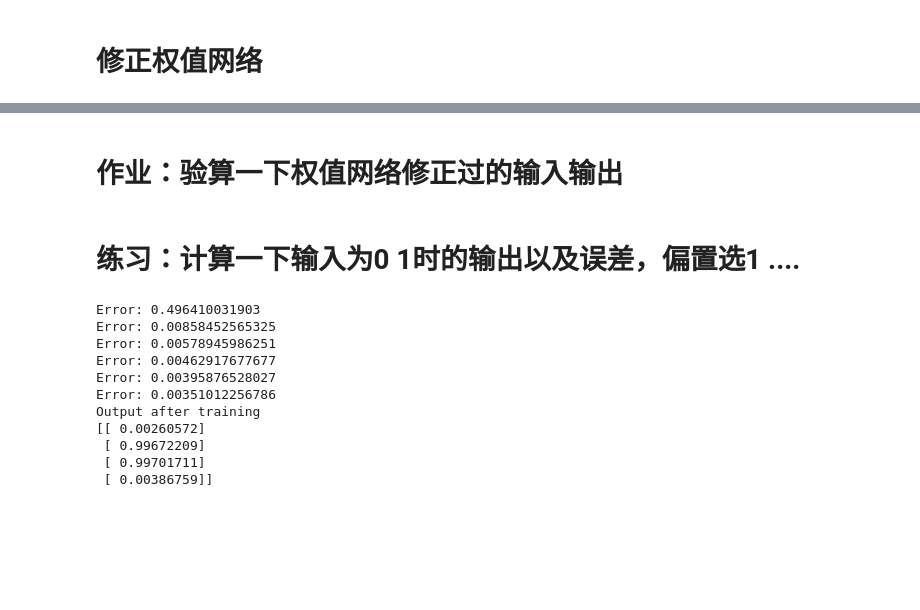
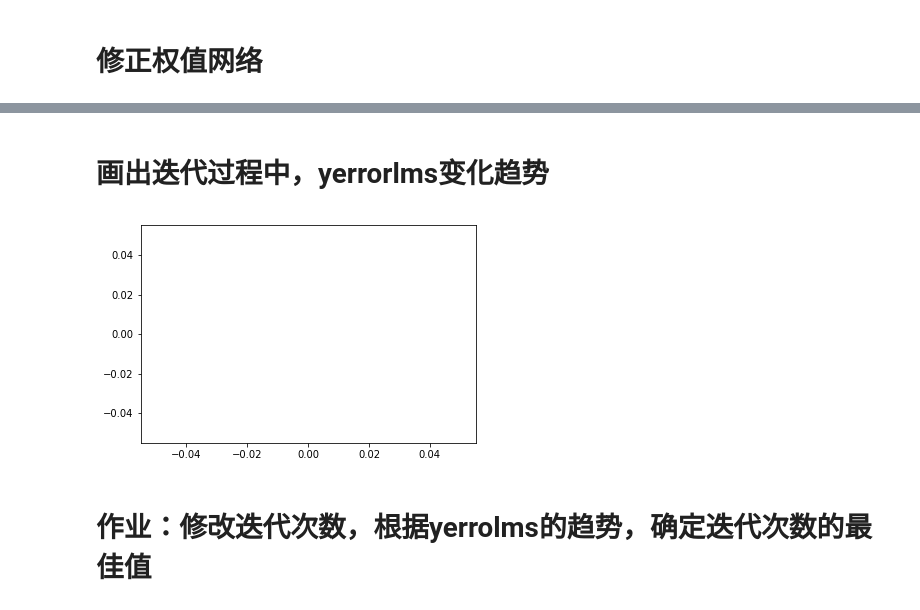
Before and after one commit to georgemaxx/hm18, a Jupyter notebook: AI/xknPyNN.ipynb, the cells around one changed output, grey strips where cells are left out. Drawn from its saved outputs; the diff is of its cells as text; code cells hidden in the pictures; blank space fills up the shorter version.

```diff
--- a/AI/xknPyNN.ipynb
+++ b/AI/xknPyNN.ipynb
@@ -201,2 +390,14 @@ print(syn1)
+# %% [markdown]
+# 画出迭代过程中，yerrorlms变化趋势
+# %%
+%matplotlib inline
+import numpy as np
+import matplotlib.pyplot as plt
+
+
+plt.plot(x,y)
+plt.show()
+# %% [output]
+[figure, added]
 # %% [markdown]
-# 作业：验算一下权值网络修正过的输入输出
+# 作业：修改迭代次数，根据yerrolms的趋势，确定迭代次数的最佳值
@@ -205,42 +403,0 @@ print(syn1)
-# %% [markdown]
-# 练习：计算一下输入为0 1时的输出以及误差，偏置选1 ....
-# %%
-#training step
-# Python2 Note: In the follow command, you may improve
-#   performance by replacing 'range' with 'xrange'.
-for j in range(60000):
-
-    # Calculate forward through the network.
-    l0 = X
-    l1 = nonlin(np.dot(l0, syn0))
-    l2 = nonlin(np.dot(l1, syn1))
-
-    # Back propagation of errors using the chain rule.
-    l2_error = y - l2
-    if(j % 10000) == 0:   # Only print the error every 10000 steps, to save time and limit the amount of output.
-        print("Error: " + str(np.mean(np.abs(l2_error))))
-
-    l2_delta = l2_error*nonlin(l2, deriv=True)
-
-    l1_error = l2_delta.dot(syn1.T)
-
-    l1_delta = l1_error * nonlin(l1,deriv=True)
-
-    #update weights (no learning rate term)
-    syn1 += l1.T.dot(l2_delta)
-    syn0 += l0.T.dot(l1_delta)
-
-print("Output after training")
-print(l2)
-# %% [output]
-Error: 0.496410031903
-Error: 0.00858452565325
-Error: 0.00578945986251
-Error: 0.00462917677677
-Error: 0.00395876528027
-Error: 0.00351012256786
-Output after training
-[[ 0.00260572]
- [ 0.99672209]
- [ 0.99701711]
- [ 0.00386759]]
```
Also changed, not shown: parts of 61 cells of this notebook, 5 other files.
